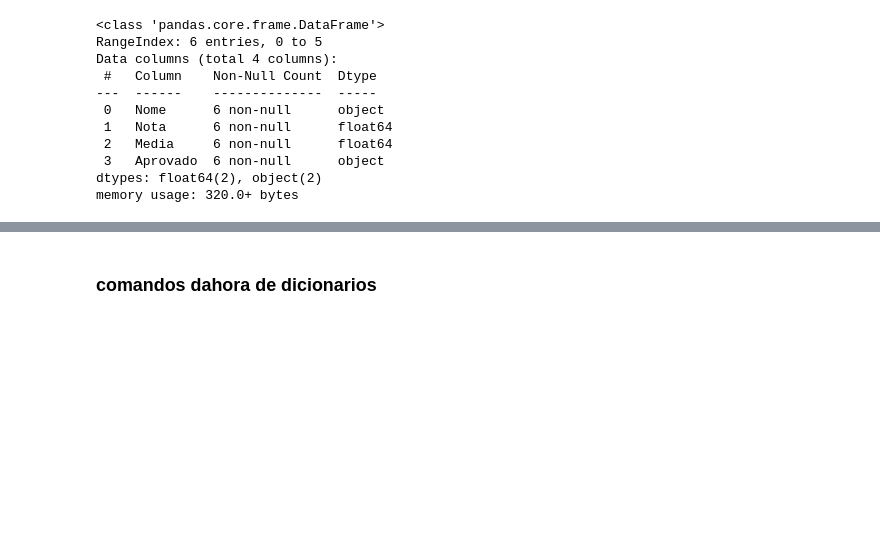
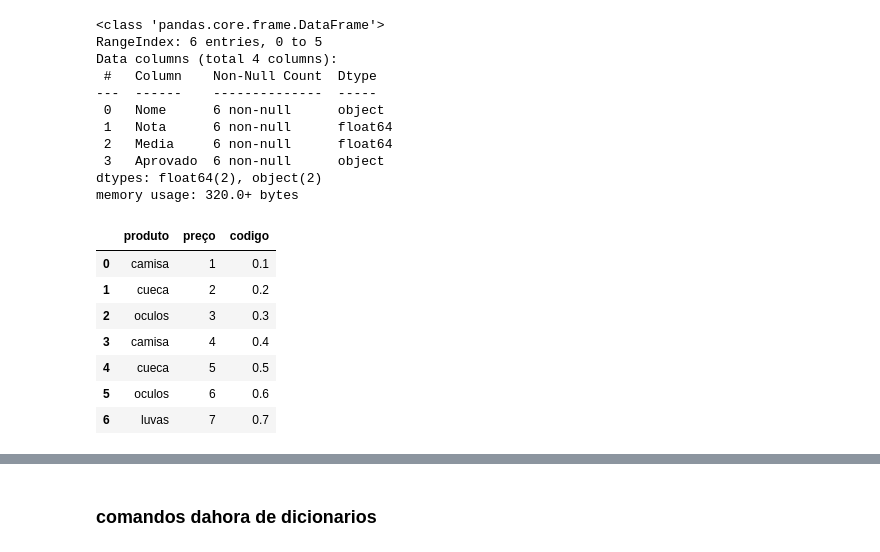
Before and after one commit to calgns/pandas-basico, a Jupyter notebook: pd.ipynb, the cells around one changed output, grey strips where cells are left out. Cells and saved outputs as stored; diff of their text form; code cells hidden in the pictures; blank space fills up the shorter version.

```diff
--- a/pd.ipynb
+++ b/pd.ipynb
@@ -921,3 +926,20 @@ Data columns (total 4 columns):
  3   Aprovado  6 non-null      object
 dtypes: float64(2), object(2)
 memory usage: 320.0+ bytes
+# %%
+venda = {
+    "produto":['camisa',"cueca",'oculos','camisa',"cueca",'oculos',"luvas"],
+    'preço':[1,2,3,4,5,6,7],
+    "codigo":[0.1,0.2,0.3,0.4,0.5,0.6,0.7]
+}
+venda_df = pd.DataFrame(venda)
+venda_df
+# %% [output]
+|  | produto | preço | codigo |
+| 0 | camisa | 1 | 0.1 |
+| 1 | cueca | 2 | 0.2 |
+| 2 | oculos | 3 | 0.3 |
+| 3 | camisa | 4 | 0.4 |
+| 4 | cueca | 5 | 0.5 |
+| 5 | oculos | 6 | 0.6 |
+| 6 | luvas | 7 | 0.7 |
```
Also changed, not shown: parts of 3 cells of this notebook.
